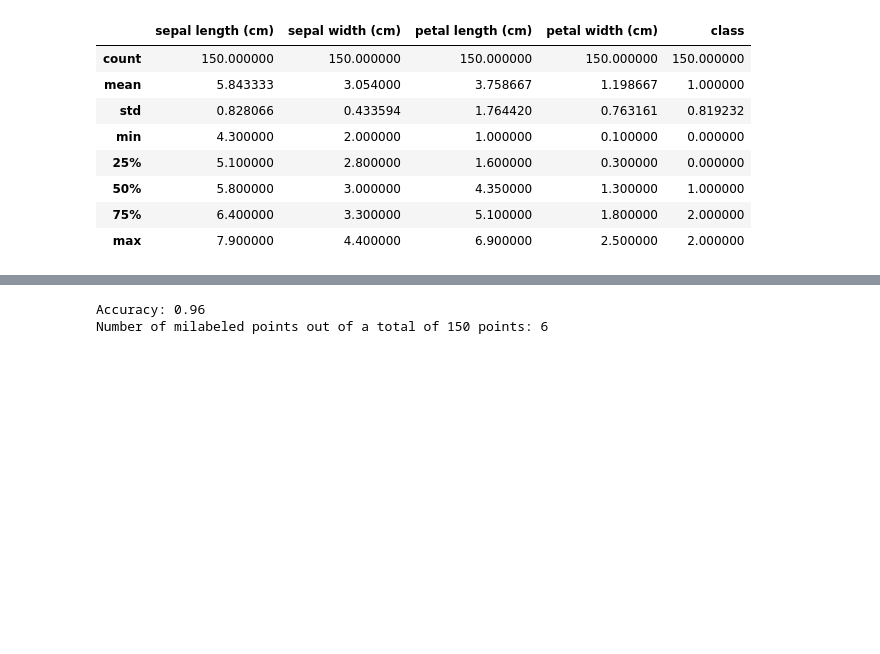
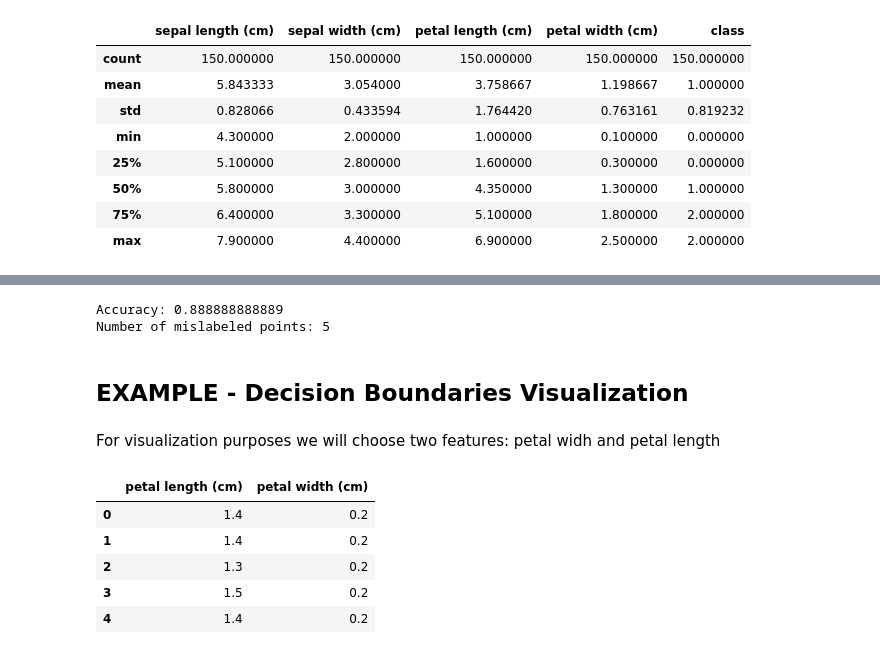
Before and after one commit to jmoianes/MachineLearning, a Jupyter notebook: 02 Classification/00 Naive Bayes Classification.ipynb, the cells around one changed output, grey strips where cells are left out. Cells and saved outputs as stored; diff of their text form; code cells hidden in the pictures; blank space fills up the shorter version.

```diff
--- a/02 Classification/00 Naive Bayes Classification.ipynb
+++ b/02 Classification/00 Naive Bayes Classification.ipynb
@@ -146,7 +159,24 @@ gnb.theta_[:,0].mean()
 # %%
-print('Accuracy: {0}'.format(gnb.score(X, y)))
-y_pred = gnb.predict(X)
-print('Number of milabeled points out of a total of 150 points: {0}'.format((y!=y_pred).sum()))
+print('Accuracy: {0}'.format(gnb.score(X_test, y_test)))
+y_pred = gnb.predict(X_test)
+print('Number of mislabeled points: {0}'.format((y_test!=y_pred).sum()))
 # %% [output]
-Accuracy: 0.96
-Number of milabeled points out of a total of 150 points: 6
+Accuracy: 0.888888888889
+Number of mislabeled points: 5
+# %% [markdown]
+## EXAMPLE - Decision Boundaries Visualization
+# %% [markdown]
+For visualization purposes we will choose two features: petal widh and petal length
+# %%
+from helper import plot_decision_regions
+
+X = df.drop(labels=['class','sepal length (cm)', 'sepal width (cm)'], axis=1)
+y = df['class']
+X.head()
+# %% [output]
+|  | petal length (cm) | petal width (cm) |
+| 0 | 1.4 | 0.2 |
+| 1 | 1.4 | 0.2 |
+| 2 | 1.3 | 0.2 |
+| 3 | 1.5 | 0.2 |
+| 4 | 1.4 | 0.2 |
```
Also changed, not shown: parts of 13 cells of this notebook, 3 other files.
